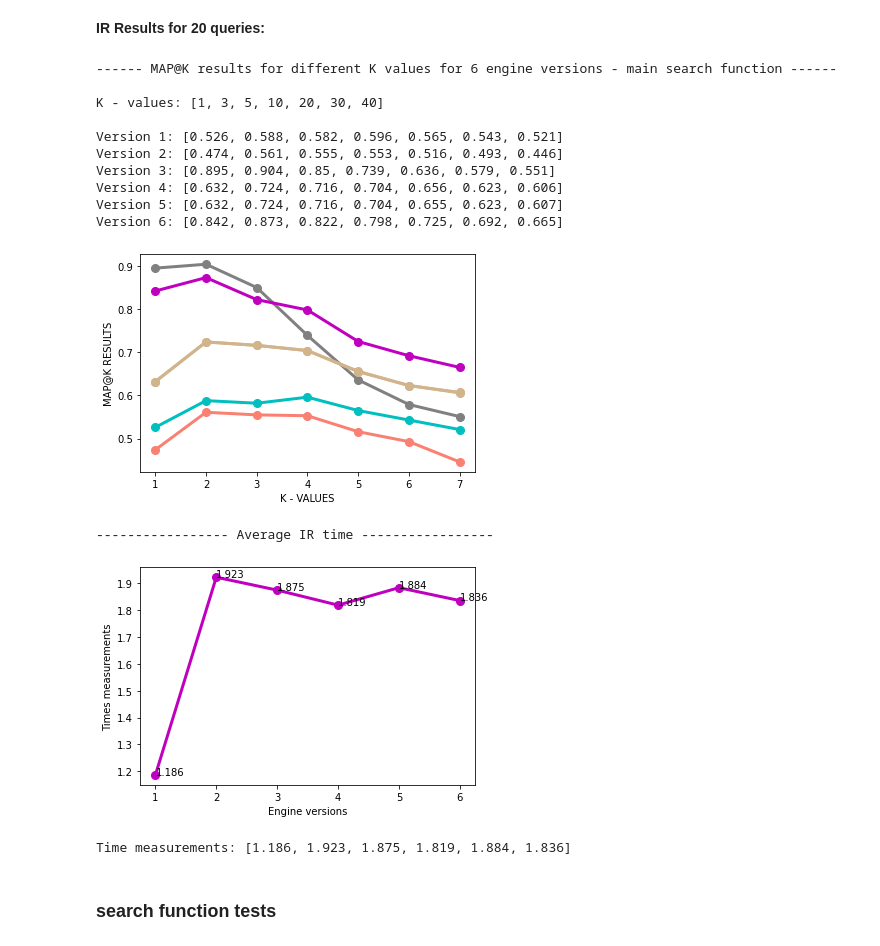
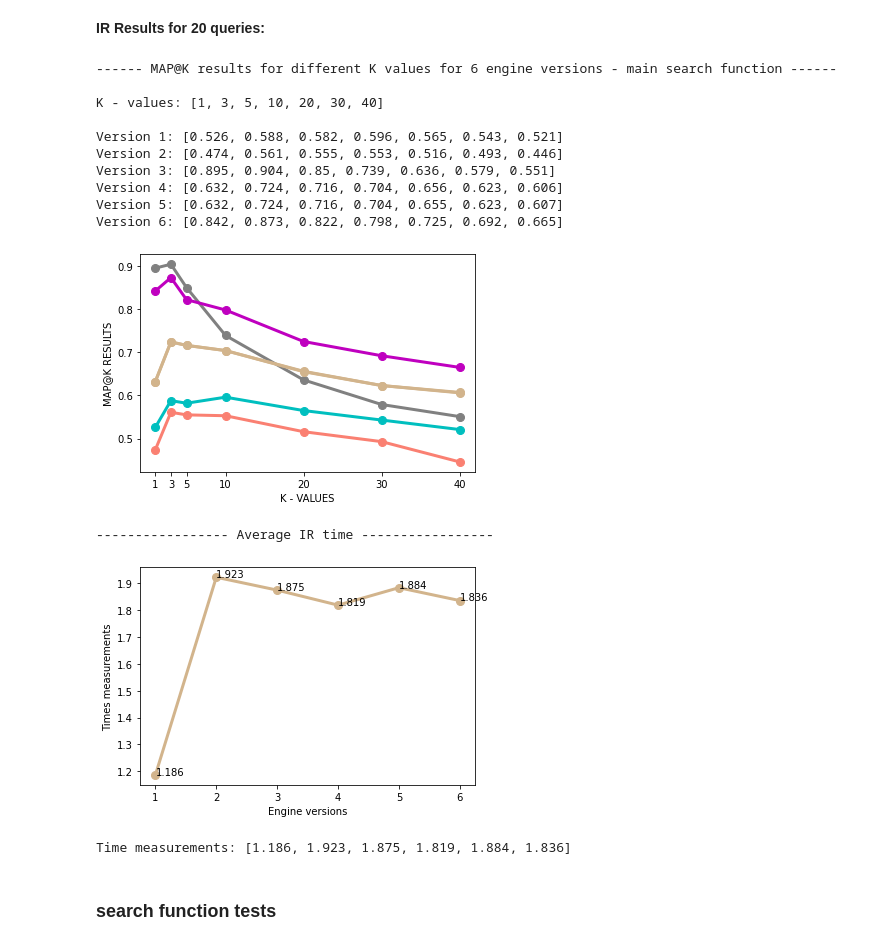
Before and after one commit to Naama133/WIKI_IR_ENGINE, a Jupyter notebook: Engine_performance_measurments.ipynb, the cells around one changed output. Cells and saved outputs as stored; diff of their text form; code cells hidden in the pictures.

Commit message:
create graphs for 6 engine versions (MAP@K & times)

```diff
--- a/Engine_performance_measurments.ipynb
+++ b/Engine_performance_measurments.ipynb
@@ -115,7 +115,7 @@ def plot_MAP_at_K_with_differnt_k_values(true_relevancy,predicted_relevancy,k_va
 # %%
 def plot__IR_time_per_version(times_measurements):
     x = [i for i in range(1,len(times_measurements)+1)]
-    plt.plot(x, times_measurements, color='m', linewidth=3, marker='o', markersize=8)
+    plt.plot(x, times_measurements, color='tan', linewidth=3, marker='o', markersize=8)
     plt.xticks(x)
     plt.xlabel('Engine versions')
     plt.ylabel('Times measurements')
@@ -137,80 +137,69 @@ print("")
 
 # Version 1
 #results_1 = plot_MAP_at_K_with_differnt_k_values(true_list,BM25_res,k_values=k_values)
-#Average time for 19 queries: 1.1864715249914872
 print("Version 1: " + str(results_1))
 
 # Version 2
-# title_weight=0.1, anchor_weight=0.3, bm_weight=0.6
-#Average time for 19 queries: 1.9231084942817689
 #results_2 = plot_MAP_at_K_with_differnt_k_values(true_list,combine_title_anchor_bm25,k_values=k_values)
 print("Version 2: " + str(results_2))
 
 # Version 3
-#bm25 with pagerank (2 * pagerank * score) / (pagerank + score)
-#Average time for 20 queries: 1.8755464196205138
 #results_3 = plot_MAP_at_K_with_differnt_k_values(true_list,combine_bm25_pagerank,k_values=k_values)
 print("Version 3: " + str(results_3))
 
 # Version 4 - best so far
-# bm25 with page_view ((2 * page_view * bm25_score) / (page_view + bm25_score))
-#Average time for 20 queries: 1.8193880915641785
 #results_4 = plot_MAP_at_K_with_differnt_k_values(true_list,combine_bm25_page_view,k_values=k_values)
 print("Version 4: " + str(results_4))
 
 # Version 5
-# (pagerank + bm25score * pageview) / (pageview + bm25score)
-#Average time for 20 queries: 1.8841467142105102
 #results_5 = plot_MAP_at_K_with_differnt_k_values(true_list,combine_bm25_pageview_pagerank,k_values=k_values)
 print("Version 5: " + str(results_5))
 
 # Version 6
-# ((2 * bm25score * pageview) / ( bm25score + pageview) ) * anchor_weight * anchor_score (anchor_weight = 3)
-#Average time for 20 queries: 1.8360668540000915
 #results_6 = plot_MAP_at_K_with_differnt_k_values(true_list,combine_bm25_pageview_anchor,k_values=k_values)
 print("Version 6: " + str(results_6))
 
 def map_at_k_for_versions(results):
-    x = [i for i in range(1,len(results[0])+1)]
+    x =k_values
     plt.plot(x, results[0], color='c', linewidth=3, marker='o', markersize=8)
     plt.plot(x, results[1], color='salmon', linewidth=3, marker='o', markersize=8)
     plt.plot(x, results[2], color='grey', linewidth=3, marker='o', markersize=8)
     plt.plot(x, results[3], color='tan', linewidth=3, marker='o', markersize=8)
     plt.plot(x, results[4], color='tan', linewidth=3, marker='o', markersize=8)
     plt.plot(x, results[5], color='m', linewidth=3, marker='o', markersize=8)
-    plt.xticks([i for i in range(1,len(results[0])+1)])
+    plt.xticks(x)
     plt.xlabel('K - VALUES')
     plt.ylabel('MAP@K RESULTS')
     plt.show()
 
 print("")
 
 map_at_k_for_versions([results_1,results_2,results_3,results_4,results_5,results_6])
 
 print("")
 print("")
 times = [1.186,1.923,1.875 ,1.819, 1.884, 1.836]
 print("")
 print("----------------- Average IR time -----------------")
 print("")
 plot__IR_time_per_version(times)
 print("")
 print("Time measurements: " + str(times))
 print("")
 # %% [output]
 ------ MAP@K results for different K values for 6 engine versions - main search function ------
 
 K - values: [1, 3, 5, 10, 20, 30, 40]
 
 Version 1: [0.526, 0.588, 0.582, 0.596, 0.565, 0.543, 0.521]
 Version 2: [0.474, 0.561, 0.555, 0.553, 0.516, 0.493, 0.446]
 Version 3: [0.895, 0.904, 0.85, 0.739, 0.636, 0.579, 0.551]
 Version 4: [0.632, 0.724, 0.716, 0.704, 0.656, 0.623, 0.606]
 Version 5: [0.632, 0.724, 0.716, 0.704, 0.655, 0.623, 0.607]
 Version 6: [0.842, 0.873, 0.822, 0.798, 0.725, 0.692, 0.665]
-[figure, old version]
+[figure, new version]
 ----------------- Average IR time -----------------
-[figure, old version]
+[figure, new version]
 Time measurements: [1.186, 1.923, 1.875, 1.819, 1.884, 1.836]
 # %% [markdown]
 ### **search function tests**
```
Also changed, not shown: parts of 3 cells of this notebook.
